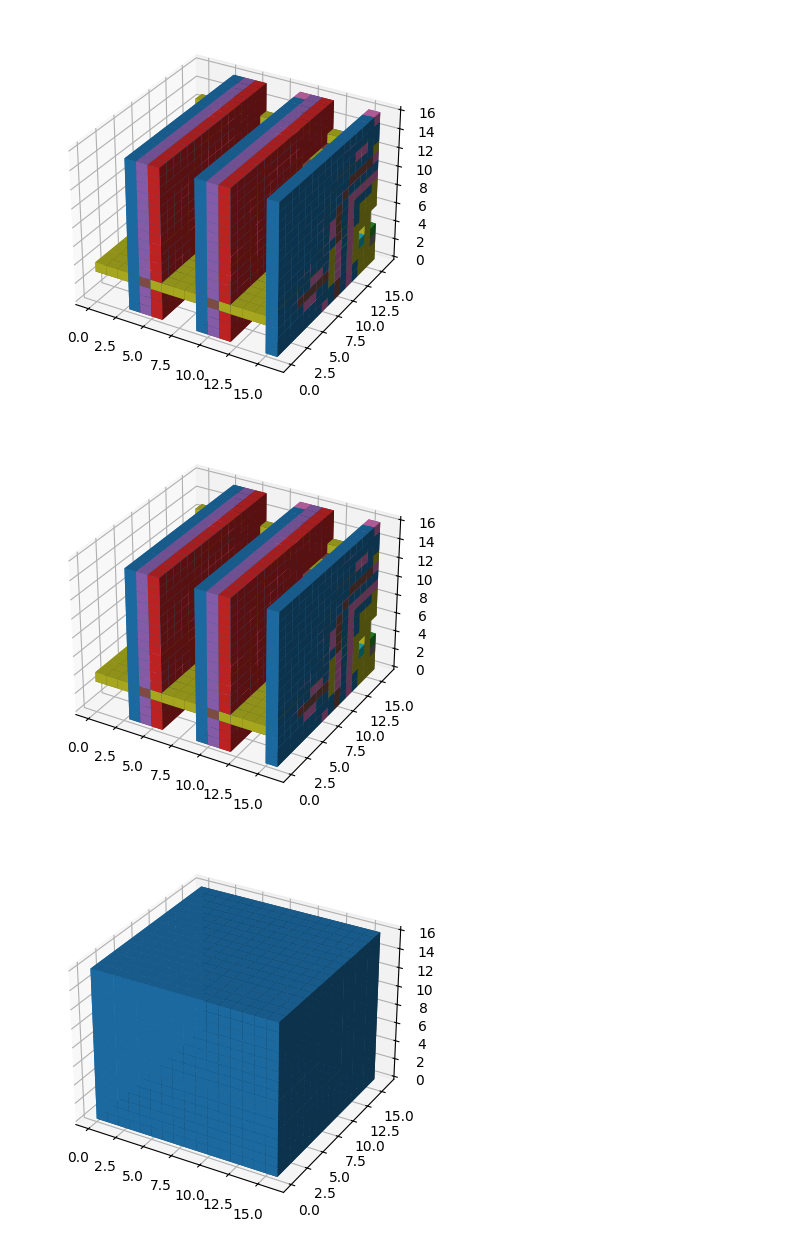
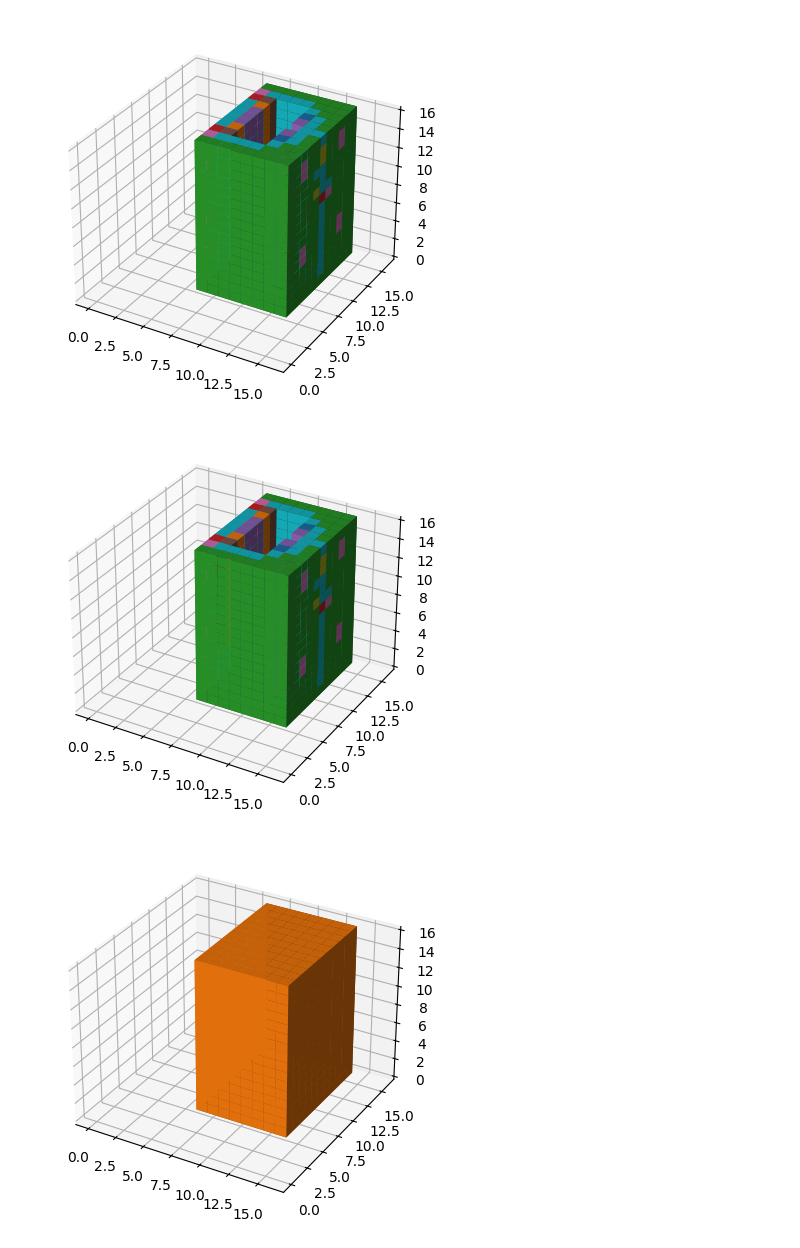
Before and after one commit to DemyCode/minecraft-copilot-ml, a Jupyter notebook: minecraft_copilot_ml/metrics_graph.ipynb, the cells around one changed output. Drawn from its saved outputs; the diff is of its cells as text; code cells hidden in the pictures.

```diff
--- a/minecraft_copilot_ml/metrics_graph.ipynb
+++ b/minecraft_copilot_ml/metrics_graph.ipynb
@@ -1,9 +1,10 @@
 # %%
 PATH_TO_CSV = "/home/mehdi/minecraft-copilot-ml/output/lightning_logs/version_0/metrics.csv"
 PATH_TO_BEST_MODEL = "/home/mehdi/minecraft-copilot-ml/output/best_model.pth"
-DATASET = "/home/mehdi/minecraft-copilot-ml/datasets/minecraft_schematics"
+PATH_TO_BEST_MODEL_ONNX = "/home/mehdi/minecraft-copilot-ml/minecraft_copilot_ml/output.onnx"
+DATASET = "/home/mehdi/minecraft-copilot-ml/datasets/minecraft-schematics"
 DATASET_LIMIT = 1000
-DATASET_INDEX = 8
+DATASET_INDEX = 101
 # %%
 import os
 from seaborn import lineplot
@@ -89,14 +90,14 @@ display_voxels(minecraft_map, zero_block="minecraft:air")
 # %%
 from typing import Any
-block_map, noisy_block_map, mask = dataset[DATASET_INDEX]
+block_map, noisy_block_map, mask, _ = dataset[DATASET_INDEX]
 
 display_voxels(block_map, zero_block="minecraft:air")
 display_voxels(noisy_block_map, zero_block="minecraft:air")
 display_voxels(mask, zero_block=0)
 # %% [output]
-[figure, old version]
+[figure, new version]
-[figure, old version]
+[figure, new version]
-[figure, old version]
+[figure, new version]
 # %%
 import torch
 import torch.nn.functional as F
```
Also changed, not shown: parts of 8 cells of this notebook, 5 other files.
